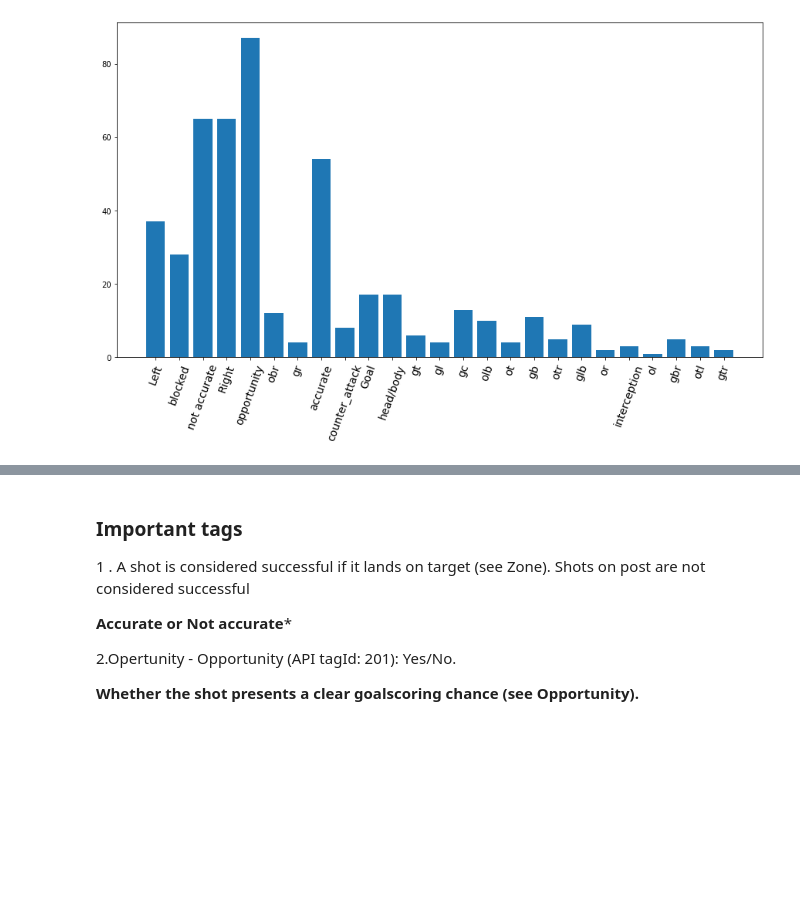
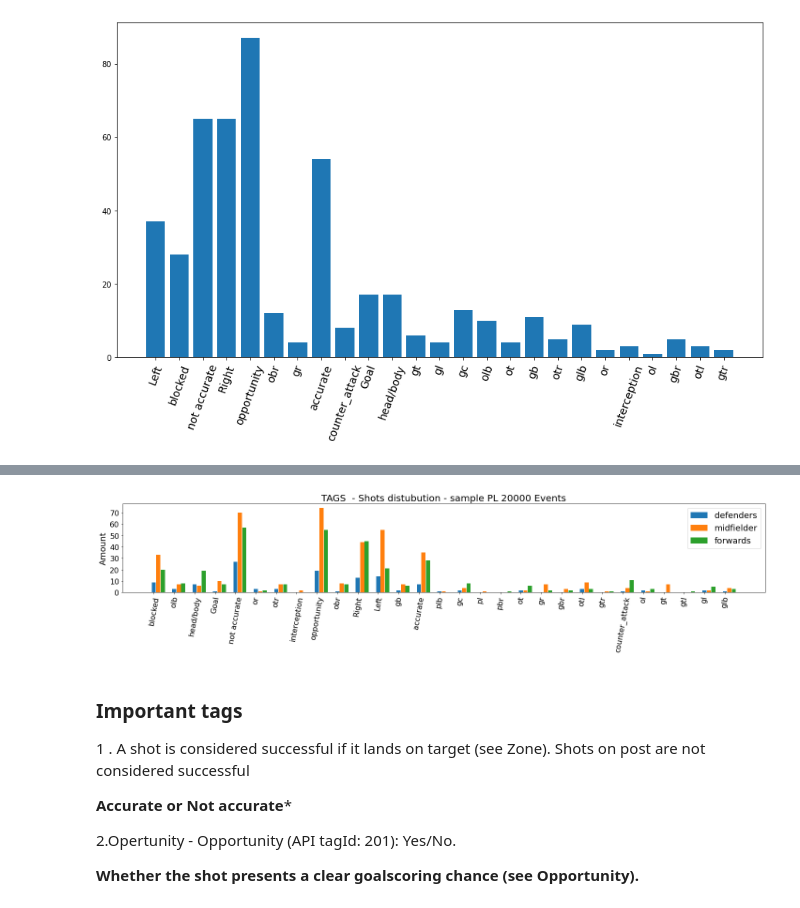
Before and after one commit to dogg3/-new_project, a Jupyter notebook: backend/flaskapp/flask/dataanalysis/Wyscout_events.ipynb, the cells around one changed output, grey strips where cells are left out. Cells and saved outputs as stored; diff of their text form; code cells hidden in the pictures; blank space fills up the shorter version.

```diff
--- a/backend/flaskapp/flask/dataanalysis/Wyscout_events.ipynb
+++ b/backend/flaskapp/flask/dataanalysis/Wyscout_events.ipynb
@@ -1045,3 +1115,28 @@ plt.bar(x,y)
+# %%
+
+plt.figure(figsize=(20,5))
+
+
+
+
+xlabels = f.loc['defenders'].index
+
+
+x = np.arange(len(xlabels))
+plt.title('TAGS  - Shots distubution - sample PL '+ str(SAMPLE_SIZE) + ' Events', fontsize=20)
+plt.bar(x, f.loc['defenders'].values,width=0.2, label="defenders")
+plt.bar(x+.22, f.loc['midfielders'].values, width=.2, label="midfielder")
+plt.bar(x+.44, f.loc['forwards'].values, width=.2,label="forwards")
+plt.legend(loc="upper right", fontsize=18)
+
+plt.yticks(fontsize=16)
+plt.ylabel('Amount', fontsize=18)
+plt.xticks(x, xlabels, rotation=80, fontsize=16)
+
+plt.tight_layout()
+plt.show()
+# %% [output]
+[figure, added]
 # %% [markdown]
 ### Important tags
 
```
Also changed, not shown: parts of 15 cells of this notebook, 13 other files.
